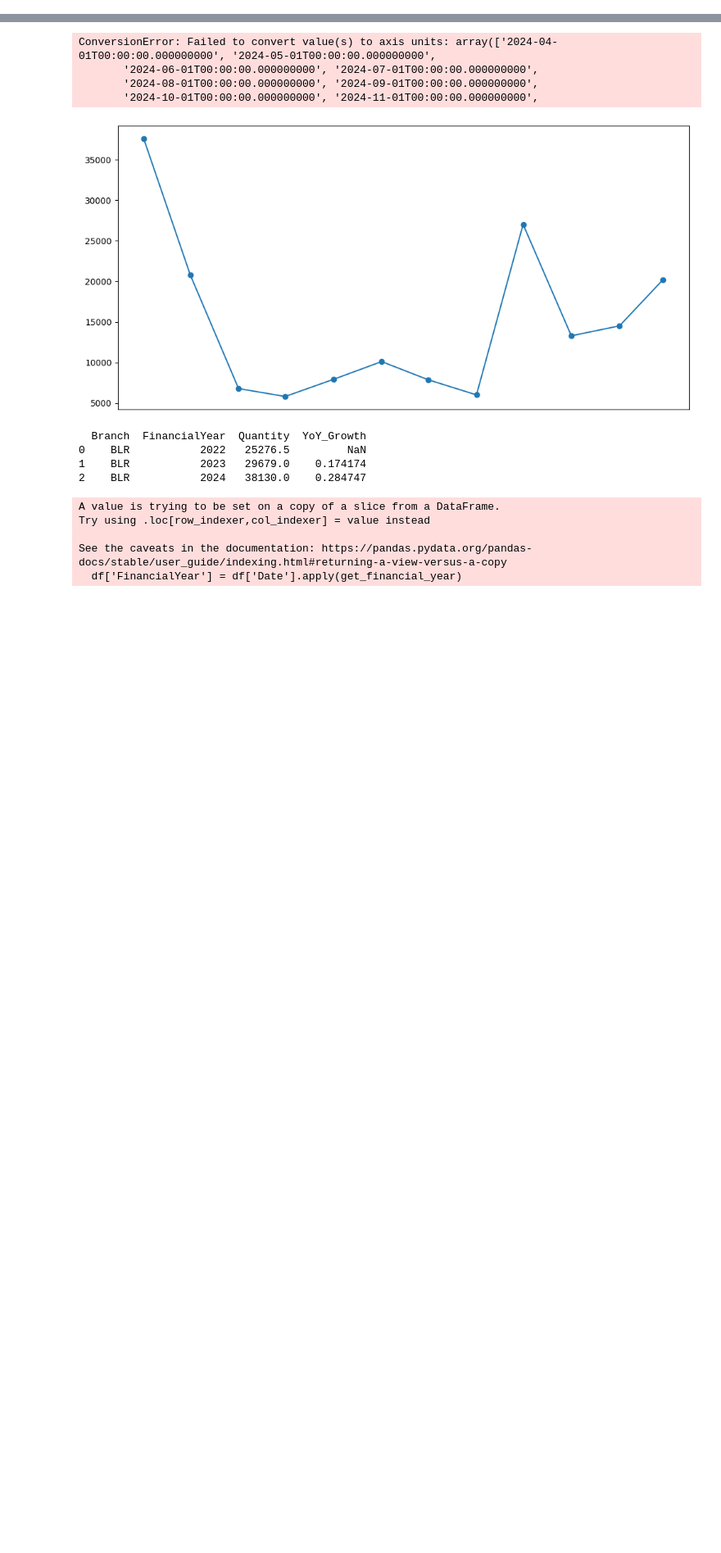
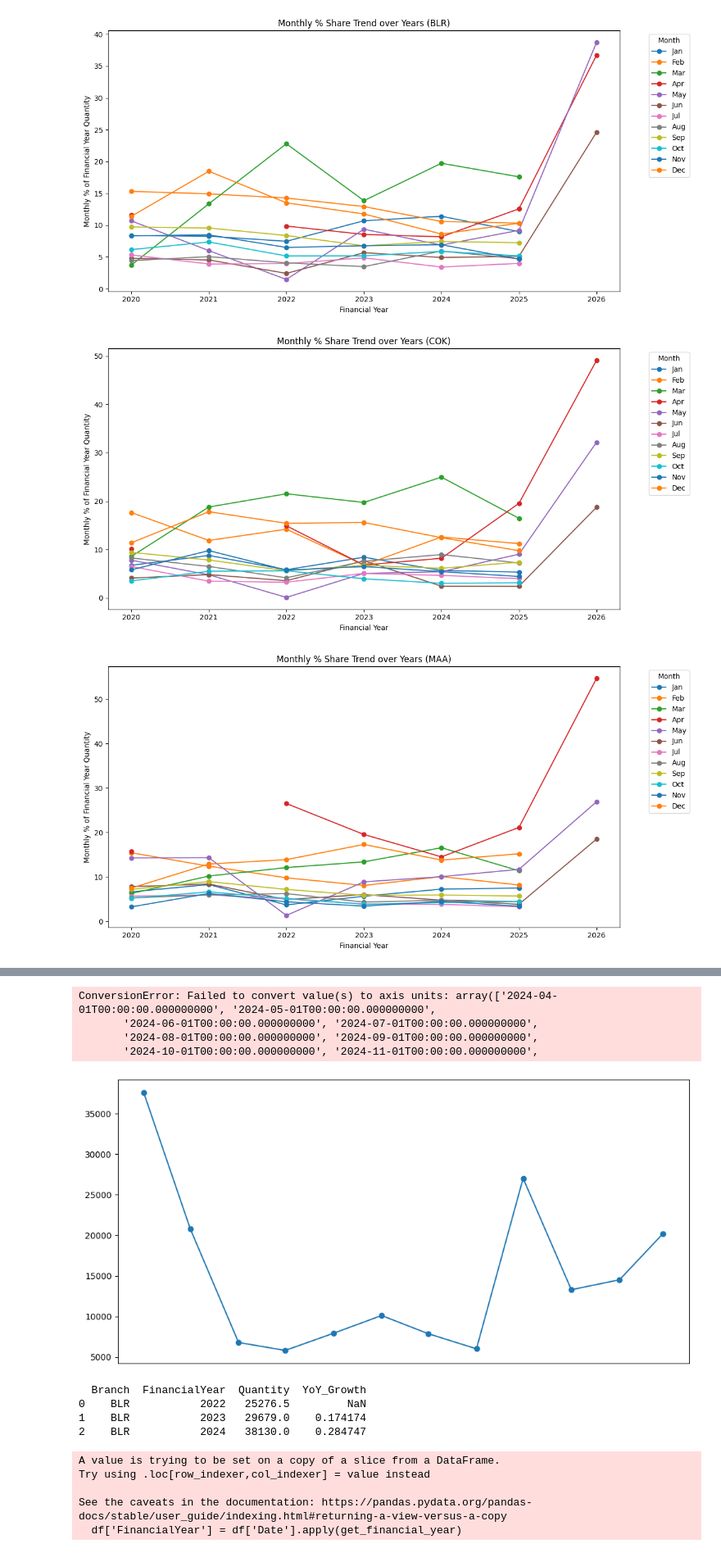
Before and after one commit to thesloppyguy/project_future_projection, a Jupyter notebook: rnd/FormulaWeight/1.ipynb, the cells around one changed output, grey strips where cells are left out. Shown at 82% size. Cells and saved outputs as stored; diff of their text form; code cells hidden in the pictures; blank space fills up the shorter version.

```diff
--- a/rnd/FormulaWeight/1.ipynb
+++ b/rnd/FormulaWeight/1.ipynb
@@ -110,7 +110,3 @@ branch_wise_monthly = main.groupby(['Branch', main['Date'].dt.to_period(
 # %%
 branch_wise_weekly = main.groupby(['Branch', main['Date'].dt.to_period(
         'W').dt.to_timestamp()]).agg({'Quantity': 'sum'}).reset_index()
-# %%
-predict = generate_forecasts(main[(main['Date'] < '2024-04-01')
-                                & (main['Date'] >= '2021-04-01')
-                                & (main['Branch'] == 'MAA')])
@@ -134,7 +113,9 @@ np.float64(155766.6)
 # %%
-branch_wise_weekly[(branch_wise_weekly['Branch'] == 'MAA')
-                    & (branch_wise_weekly['Date'] < '2024-04-01')].to_csv('../data/branch_wise_weekly.csv', index=False)
+for branch in branch_wise_weekly['Branch'].unique():
+    branch_wise_weekly[(branch_wise_weekly['Branch'] == branch)
+                    & (branch_wise_weekly['Date'] < '2024-04-01')].to_csv(f'../data/output/weekly/{branch}_weekly.csv', index=False)
 # %%
-branch_wise_weekly[(branch_wise_weekly['Branch'] == 'MAA')
-                    & (branch_wise_weekly['Date'] >= '2024-04-01')
-                    & (branch_wise_weekly['Date'] < '2025-04-01')]
+for branch in branch_wise_monthly['Branch'].unique():
+    branch_wise_monthly[(branch_wise_monthly['Branch'] == branch)
+                    & (branch_wise_monthly['Date'] >= '2024-04-01')
+                    & (branch_wise_monthly['Date'] < '2025-04-01')].to_csv(f'../data/output/monthly/{branch}_monthly.csv', index=False)
@@ -176,0 +209,58 @@ branch_wise_monthly[(branch_wise_monthly['Branch'] == 'MAA')
+# %%
+# Calculate % share of each month in a Financial Year against the total qty of the Financial Year
+# and find the average monthly share across all years
+import pandas as pd
+import matplotlib.pyplot as plt
+
+def get_financial_year(dt):
+    if pd.isnull(dt):
+        return None
+    return dt.year + 1 if dt.month >= 4 else dt.year
+
+# Ensure Date is datetime
+branch_wise_monthly['Date'] = pd.to_datetime(branch_wise_monthly['Date'])
+
+# Add Financial Year column and extract Month
+branch_wise_monthly['FinancialYear'] = branch_wise_monthly['Date'].apply(get_financial_year)
+branch_wise_monthly['Month'] = branch_wise_monthly['Date'].dt.month
+
+# Group by Branch, FinancialYear, Month and sum Quantity
+fy_month_summary = branch_wise_monthly.groupby(['Branch', 'FinancialYear', 'Month'], as_index=False)['Quantity'].sum()
+
+# Compute total qty for each (Branch, FinancialYear)
+fy_total = branch_wise_monthly.groupby(['Branch', 'FinancialYear'], as_index=False)['Quantity'].sum().rename(columns={'Quantity': 'FY_Total'})
+
+# Merge total with monthly summary
+fy_month_summary = fy_month_summary.merge(fy_total, on=['Branch', 'FinancialYear'], how='left')
+
+# Calculate share in % for each month in FY
+fy_month_summary['Monthly_Percent_of_FY'] = 100 * fy_month_summary['Quantity'] / fy_month_summary['FY_Total']
+
+# Display the % share for each month in each FY for each branch
+print("Monthly % Share of Financial Year Quantity:")
+print(fy_month_summary[['Branch', 'FinancialYear', 'Month', 'Monthly_Percent_of_FY']].sort_values(['Branch', 'FinancialYear', 'Month']))
+
+# Find the average % share for each month across all years per branch
+avg_monthly_share = fy_month_summary.groupby(['Branch', 'Month'], as_index=False)['Monthly_Percent_of_FY'].mean()
+avg_monthly_share = avg_monthly_share.sort_values(['Branch', 'Month'])
+
+print("\nAverage Monthly % Share across Financial Years:")
+print(avg_monthly_share)
+
+# Plot trend for each month's % share over the years, branch-wise
+branches = fy_month_summary['Branch'].unique()
+for branch in branches:
+    df = fy_month_summary[fy_month_summary['Branch'] == branch]
+    pivot = df.pivot(index='FinancialYear', columns='Month', values='Monthly_Percent_of_FY')
+    plt.figure(figsize=(12,6))
+    for month in range(1, 13):
+        if month in pivot.columns:
+            plt.plot(pivot.index, pivot[month], marker='o', label=pd.to_datetime(str(month), format='%m').strftime('%b'))
+    plt.title(f'Monthly % Share Trend over Years ({branch})')
+    plt.xlabel('Financial Year')
+    plt.ylabel('Monthly % of Financial Year Quantity')
+    plt.legend(title='Month', bbox_to_anchor=(1.05, 1), loc='upper left')
+    plt.xticks(pivot.index)
+    plt.tight_layout()
+    plt.show()
+# %% [output]
@@ -176,0 +284,3 @@ branch_wise_monthly[(branch_wise_monthly['Branch'] == 'MAA')
+[figure, added]
+[figure, added]
+[figure, added]
```
Also changed, not shown: parts of 10 cells of this notebook, 15 other files.
